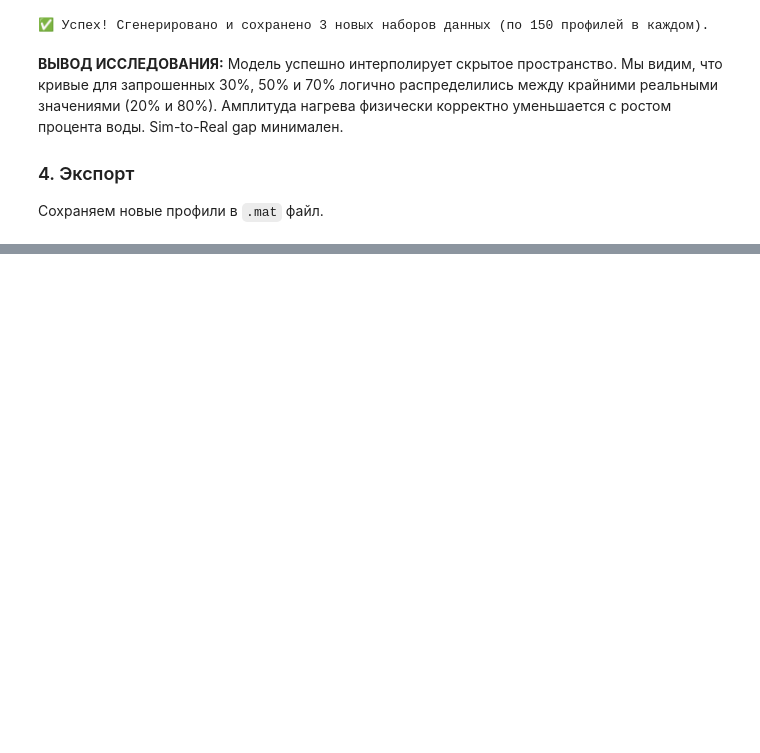
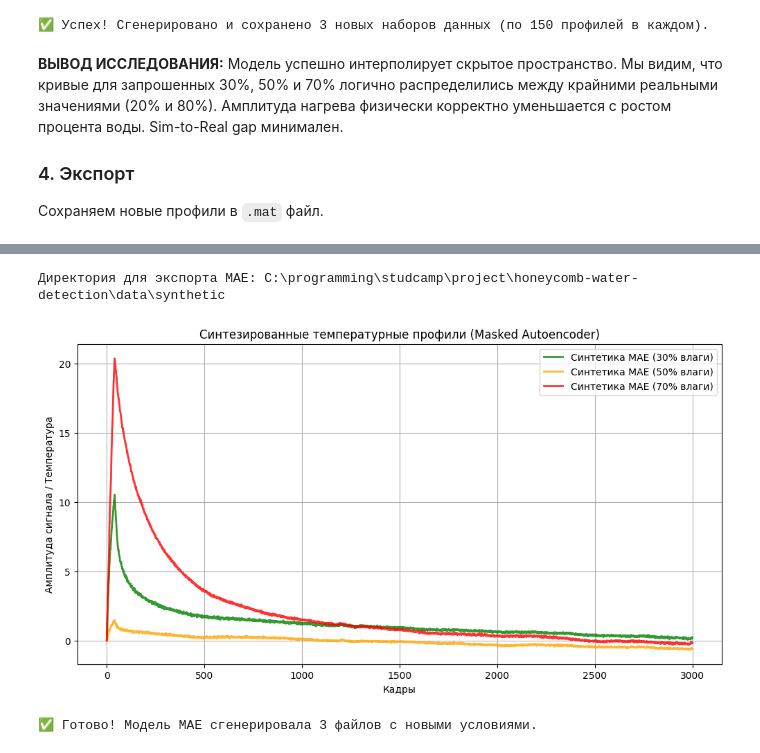
Before and after one commit to Gumbatali/honeycomb-water-detection, a Jupyter notebook: notebooks/Stage_5_Conditional_VAE_Synthesis.ipynb, the cells around one changed output, grey strips where cells are left out. Saved outputs shown, nothing was run; the diff lists cells and outputs as text; code cells hidden in the pictures; blank space fills up the shorter version.

```diff
--- a/notebooks/Stage_5_Conditional_VAE_Synthesis.ipynb
+++ b/notebooks/Stage_5_Conditional_VAE_Synthesis.ipynb
@@ -382,0 +433,51 @@ print(f"✅ Успех! Сгенерировано и сохранено {export
+# %%
+print(f"Директория для экспорта MAE: {SYNTHETIC_DATA_DIR.resolve()}")
+
+plt.figure(figsize=(12, 6))
+colors = ['green', 'orange', 'red']
+exported_mae_count = 0
+
+# Целевые проценты для генерации (например, 30%, 50%, 70%)
+for i, target_val in enumerate(TARGETS_TO_GENERATE):
+
+    # Чтобы MAE "перерисовал" профиль под 50%, дадим ему в качестве базы
+    # реальные профили, например, выбрав из обучающей выборки случайные индексы
+    random_indices = torch.randint(0, X_train.shape[0], (SAMPLES_PER_TARGET,))
+    x_base = X_train[random_indices].to(DEVICE)
+
+    # Задаем НОВОЕ условие (например, 0.5)
+    c_target = torch.tensor([[target_val]] * SAMPLES_PER_TARGET, dtype=torch.float32).to(DEVICE)
+
+    # Генерируем через сильное маскирование базы
+    synthetic_profiles_mae = mae_model.generate(x_base, c_target).cpu().numpy().astype(np.float32)
+
+    # Отрисовка
+    plt.plot(synthetic_profiles_mae[0], label=f'Синтетика MAE ({int(target_val*100)}% влаги)',
+             color=colors[i % len(colors)], linewidth=2, alpha=0.8)
+
+    filename_base = f"synth_water_{int(target_val*100)}_mae"
+
+    # Сохраняем NPY и MAT
+    np.save(SYNTHETIC_DATA_DIR / f"{filename_base}.npy", synthetic_profiles_mae)
+    mat_dict = {
+        'data': synthetic_profiles_mae,
+        'target': target_val,
+        'label': f'water_{int(target_val*100)}_synthetic_mae',
+        'Description': f'MAE Generated 1D profiles for {target_val*100}% defect via missing parts reconstruction'
+    }
+    savemat(SYNTHETIC_DATA_DIR / f"{filename_base}.mat", mat_dict)
+
+    exported_mae_count += 1
+
+plt.title('Синтезированные температурные профили (Masked Autoencoder)')
+plt.xlabel('Кадры')
+plt.ylabel('Амплитуда сигнала / Температура')
+plt.legend()
+plt.grid(True)
+plt.show()
+
+print(f"✅ Готово! Модель MAE сгенерировала {exported_mae_count} файлов с новыми условиями.")
+# %% [output]
+Директория для экспорта MAE: C:\programming\studcamp\project\honeycomb-water-detection\data\synthetic
+[figure, added]
+✅ Готово! Модель MAE сгенерировала 3 файлов с новыми условиями.
```
Also changed, not shown: parts of 6 cells of this notebook, 5 other files.
